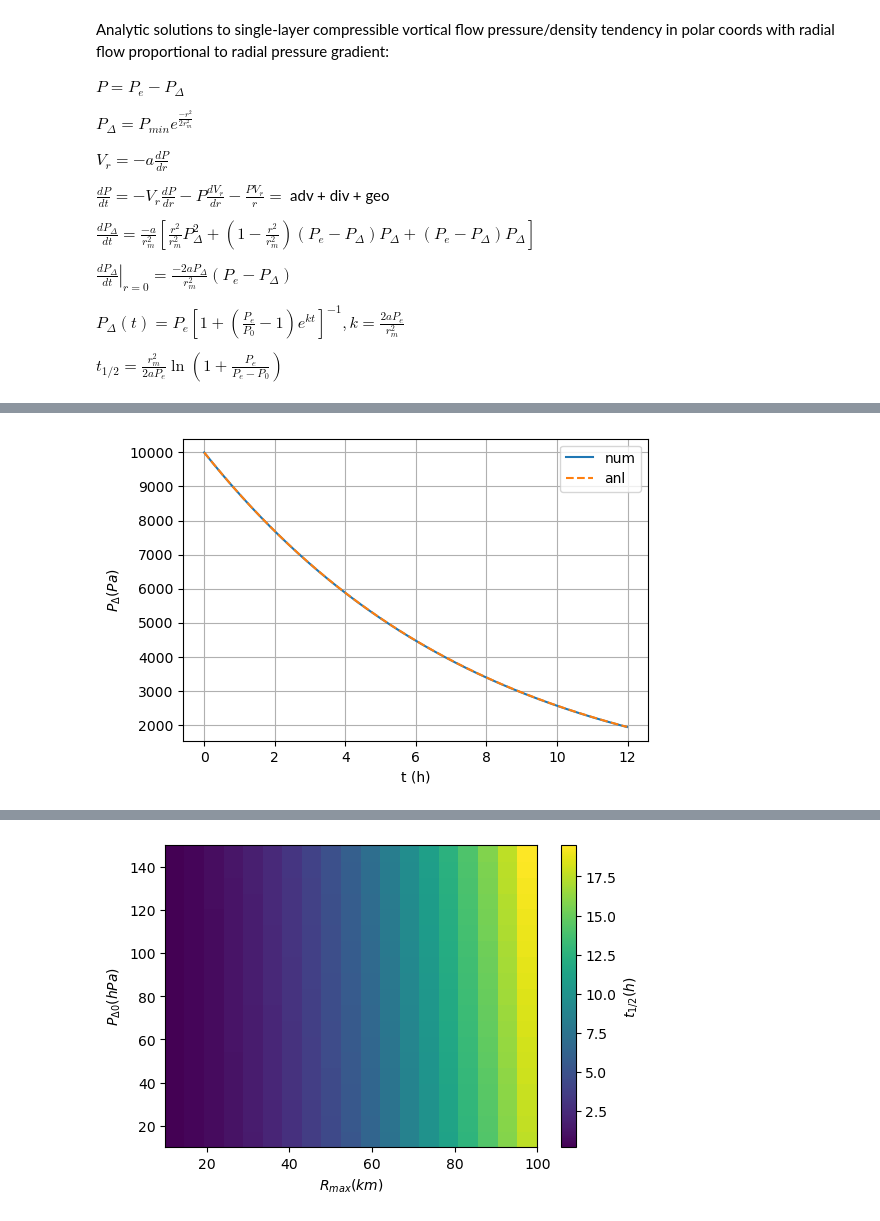
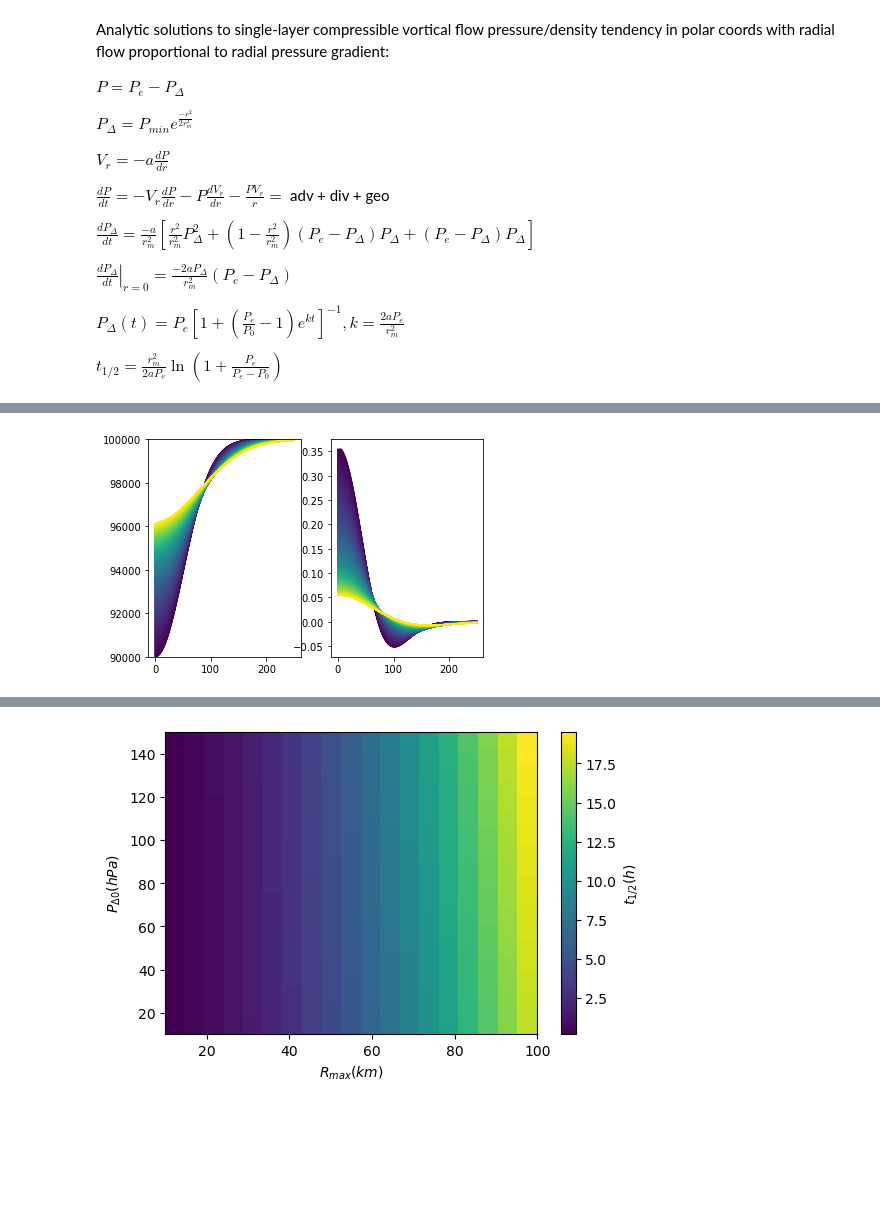
Before and after one commit to suprdory/wrfstore-py, a Jupyter notebook: pressure_tend_anal_sols.ipynb, the cells around one changed output, grey strips where cells are left out. Saved outputs shown, nothing was run; the diff lists cells and outputs as text; code cells hidden in the pictures; blank space fills up the shorter version.

```diff
--- a/pressure_tend_anal_sols.ipynb
+++ b/pressure_tend_anal_sols.ipynb
@@ -52,22 +53,61 @@ rmax=50000
 Pe=100000
 Pd=[10000]
 
-# numerical solution
+# numerical solution assuming constant shape
 for x in range(0,12*60-1):
   dPdt=-2*a/rmax**2*(Pe-Pd[-1])*Pd[-1]
   Pd.append(Pd[-1]+dPdt*dt)
 t=np.arange(0,12*60)*dt
 thr=t/(60*60)
 
-# analytic solution
+# analytic solution assuming constant shape
 Pda=Pe/((Pe/Pdmax-1)*np.exp(2*Pe*a*t/rmax**2)+1)
-
-fig,ax=plt.subplots(1,1,dpi=100)
-ax.plot(thr,Pd)
-ax.plot(thr,Pda,linestyle='--')
-ax.grid(True)
-ax.set_xlabel('t (h)')
-ax.set_ylabel('$P_\Delta (Pa)$')
-ax.legend(('num','anl'));
-# %% [output]
-[figure, removed]
+# %%
+# full numerical solutuion (no fixed shape)
+dt=60
+a=0.5
+rmax=50000
+Pe=100000
+Pdmax=10000
+r=np.arange(0,250000,3000)
+rkm=r/1000
+Pd0=Pdmax*np.exp(-r**2/(2*rmax**2))
+P0=Pe-Pd0
+def smooth(x, N):
+  return(np.convolve(x, np.ones((N,))/N)[(N-1):])
+
+def calc_dPdt(P,r):
+    dr=r[1]-r[0]
+    dPdr=np.gradient(P,r)
+    Vr=-a*dPdr
+    dVrdr=np.gradient(Vr,r)
+    dPdt=-Vr*dPdr-P*dVrdr-P*Vr/r
+    dPdt[1]=dPdt[2]
+    dPdt[0]=dPdt[1]
+    dPdt=smooth(dPdt,1)
+    return(dPdt)
+
+# t=np.arange(0,60*60*0.1,dt)
+t=range(0,60*12-1)
+P=[P0]
+dPdt=[]
+for tt in t:
+    dPdt.append(calc_dPdt(P[-1],r))
+    P.append(dPdt[-1]*dt+P[-1])
+Pdfn8=[Pe-PP[0] for PP in P[::1]]
+plt.rcParams["axes.prop_cycle"] = plt.cycler("color", plt.cm.viridis(np.linspace(0,1,len(t)+1)))
+fig,axs=plt.subplots(1,2)
+
+
+# plt.plot(rkm,P)
+ax=axs[0]
+for PP in P:
+    ax.plot(rkm,PP)
+ax.set_ylim((Pe-Pdmax,Pe))
+
+ax=axs[1]
+for dPP in dPdt:
+    ax.plot(rkm,dPP)
+# ax.set_ylim(())
+# %% [output]
+[figure, added]
```
Also changed, not shown: parts of 2 cells of this notebook, 6 other files.
